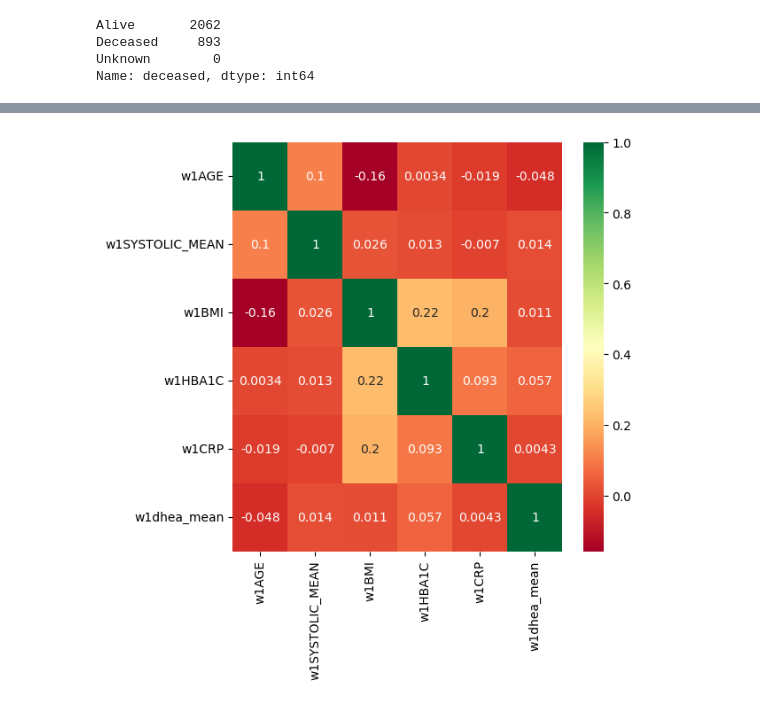
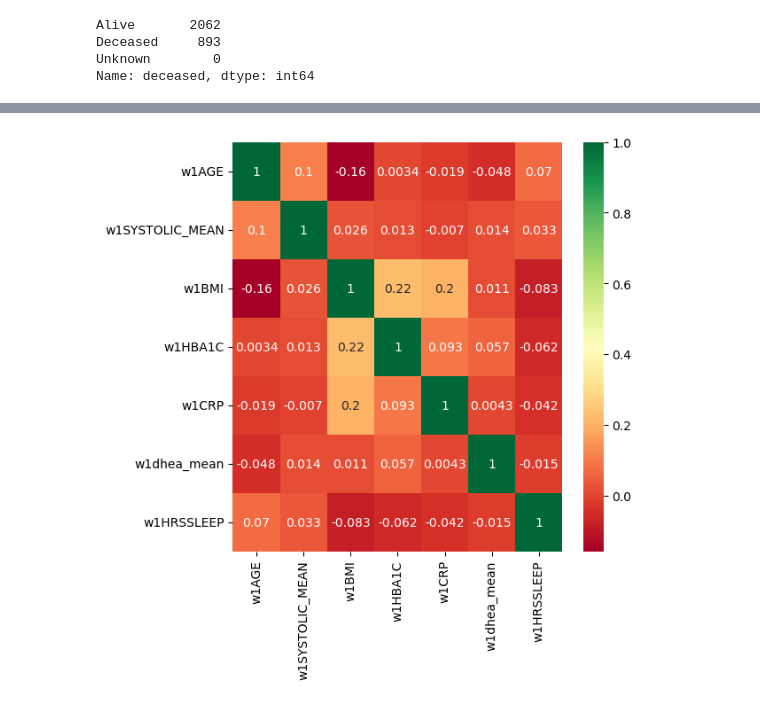
Before and after one commit to yiang-li/Predicting-Mortality-Machine-Learning, a Jupyter notebook: code.ipynb, the cells around one changed output, grey strips where cells are left out. Cells and saved outputs as stored; diff of their text form; code cells hidden in the pictures.

```diff
--- a/code.ipynb
+++ b/code.ipynb
@@ -42,19 +42,20 @@ Name: deceased, dtype: int64
 # %%
 data = data_complete[['ID','deceased', 'w1AGE', 'w1SYSTOLIC_MEAN',
                       'w1BMI', 'w1HBA1C', 'w1CRP', 'w1DHEA_1', 'w1DHEA_2',
-                      'w1SMOKECIG', 'w1ALCOHOL', 'w1PHYSACT',
-                      'w1EDUC', 'w1HSASSETS_RECODE', 'w1MARITLST',
+                      'w1SMOKECIG', 'w1ALCOHOL', 'w1PHYSACT', 'w1HRSSLEEP',
+                      'w1EDUC', 'w1HSASSETS_RECODE', 'w1MARITLST', 'w1ETHGRP',
+                      'w1GENDER',
                       'w1PHYSHLTH', 'w1MNTLHLTH', 'w1CONDITNS_3', 'w1WALKBLK']]
 # %%
-cat_col = ['ID', 'deceased', 'w1ALCOHOL', 'w1HSASSETS_RECODE', 'w1MARITLST',
-           'w1CONDITNS_3', 'w1WALKBLK', 'w1SMOKECIG', 'w1EDUC',
-           'w1PHYSACT', 'w1PHYSHLTH', 'w1MNTLHLTH']
+cat_col = ['ID', 'deceased', 'w1SMOKECIG', 'w1ALCOHOL', 'w1PHYSACT',
+           'w1EDUC', 'w1HSASSETS_RECODE', 'w1MARITLST', 'w1ETHGRP', 'w1GENDER',
+           'w1PHYSHLTH', 'w1MNTLHLTH', 'w1CONDITNS_3', 'w1WALKBLK']
 data_cat = data[data[cat_col].notnull()].copy()[cat_col]
 for col in cat_col:
     data_cat[col] = data_cat[col].astype('category')
 # %%
 ord_col = ['w1AGE', 'w1SYSTOLIC_MEAN', 'w1BMI', 'w1HBA1C',
-           'w1CRP', 'w1DHEA_1', 'w1DHEA_2']
+           'w1CRP', 'w1DHEA_1', 'w1DHEA_2', 'w1HRSSLEEP']
 data_ord = data[data[ord_col].notnull()].copy()[ord_col]
 for col in ord_col:
     data_ord[col] = pd.to_numeric(data_ord[col], errors='coerce')
@@ -77,7 +78,7 @@ data = pd.concat([data_cat, data_ord], axis=1)
 # %%
 _, ax = plt.subplots(figsize=(6,6))
 columns = ['w1AGE', 'w1SYSTOLIC_MEAN', 'w1BMI', 'w1HBA1C',
-           'w1CRP', 'w1dhea_mean']
+           'w1CRP', 'w1dhea_mean', 'w1HRSSLEEP']
 sns.heatmap(data[columns].corr(),annot=True,cmap='RdYlGn', ax=ax);
 # %% [output]
-[figure, old version]
+[figure, new version]
```
Also changed, not shown: parts of 1 cell of this notebook, 1 other file.
